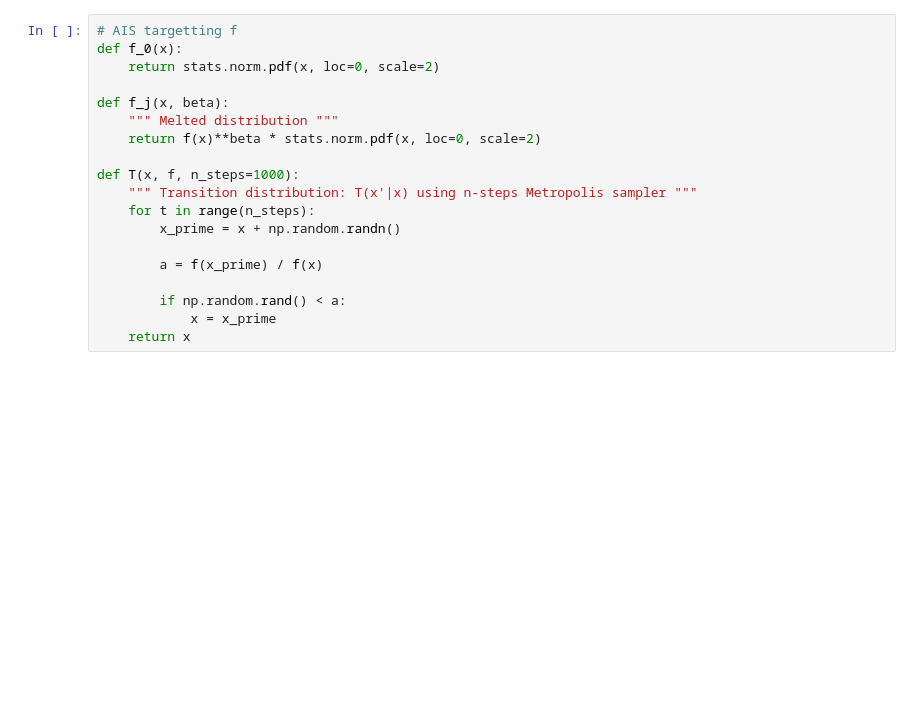
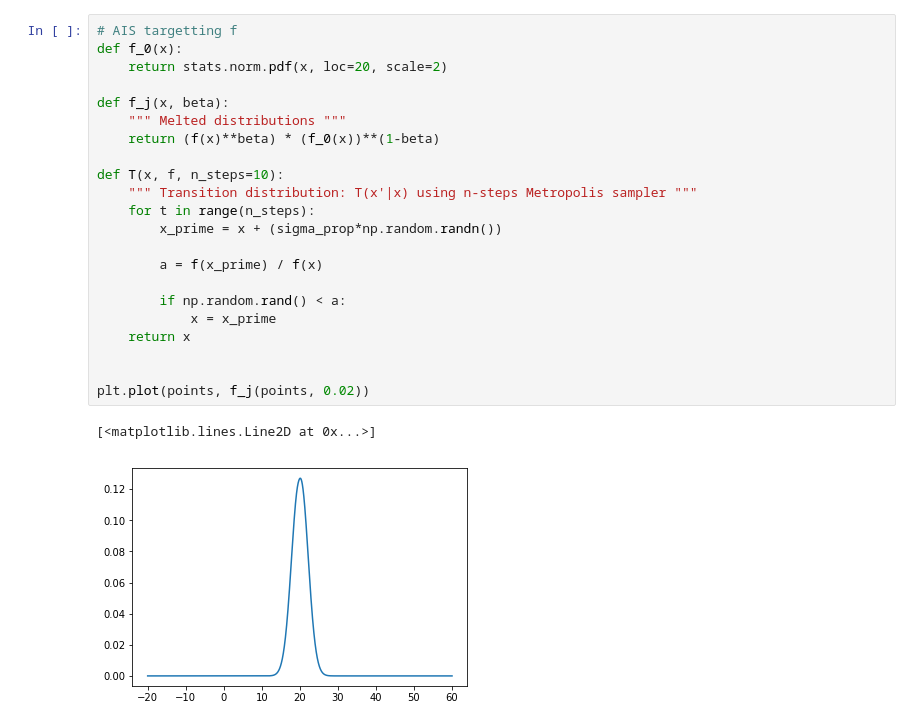
Before and after one commit to jase-clarkson/micro_1, a Jupyter notebook: AIS.ipynb, the cells around one changed output. Drawn from its saved outputs; the diff is of its cells as text; blank space fills up the shorter version.

```diff
--- a/AIS.ipynb
+++ b/AIS.ipynb
@@ -43,22 +48,28 @@ Var: 8.970158261053008
 # %%
 # AIS targetting f
 def f_0(x):
-    return stats.norm.pdf(x, loc=0, scale=2)
+    return stats.norm.pdf(x, loc=20, scale=2)
 
 def f_j(x, beta):
-    """ Melted distribution """
-    return f(x)**beta * stats.norm.pdf(x, loc=0, scale=2)
+    """ Melted distributions """
+    return (f(x)**beta) * (f_0(x))**(1-beta)
 
-def T(x, f, n_steps=1000):
+def T(x, f, n_steps=10):
     """ Transition distribution: T(x'|x) using n-steps Metropolis sampler """
     for t in range(n_steps):
-        x_prime = x + np.random.randn()
+        x_prime = x + (sigma_prop*np.random.randn())
 
         a = f(x_prime) / f(x)
 
         if np.random.rand() < a:
             x = x_prime
     return x
+
+
+plt.plot(points, f_j(points, 0.02))
+# %% [output]
+[<matplotlib.lines.Line2D at 0x...>]
+[figure, added]
 # %%
 n_inter = 50  # num of intermediate dists
 betas = np.linspace(0, 1, n_inter)
```
Also changed, not shown: parts of 6 cells of this notebook.
